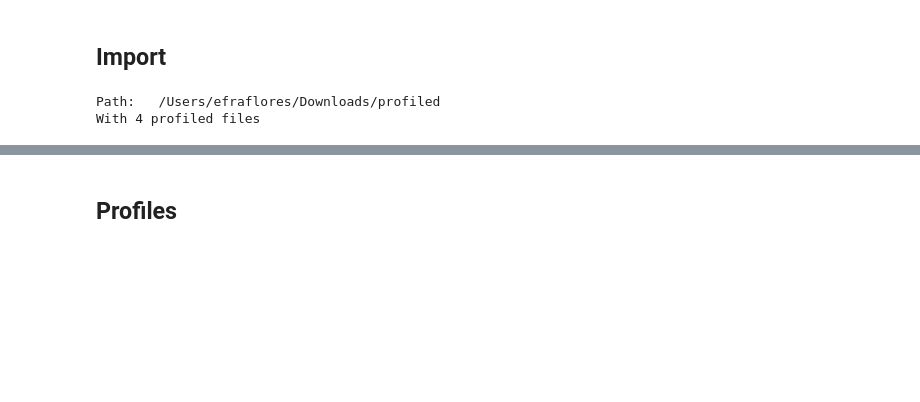
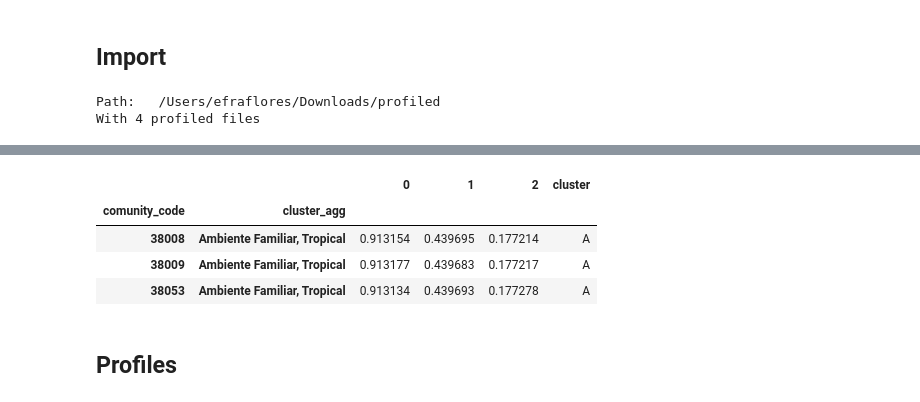
Before and after one commit to Afroefras/datathon2021, a Jupyter notebook: datathon2021/notebooks/Group_profiles.ipynb, the cells around one changed output, grey strips where cells are left out. Drawn from its saved outputs; the diff is of its cells as text; code cells hidden in the pictures; blank space fills up the shorter version.

```diff
--- a/datathon2021/notebooks/Group_profiles.ipynb
+++ b/datathon2021/notebooks/Group_profiles.ipynb
@@ -18,2 +45,10 @@ With 4 profiled files
+# %%
+df[(df['cluster']=='A')&(df[0]>0.9)]
+# %% [output]
+|  |  | 0 | 1 | 2 | cluster |
+| comunity_code | cluster_agg |  |  |  |  |
+| 38008 | Ambiente Familiar, Tropical | 0.913154 | 0.439695 | 0.177214 | A |
+| 38009 | Ambiente Familiar, Tropical | 0.913177 | 0.439683 | 0.177217 | A |
+| 38053 | Ambiente Familiar, Tropical | 0.913134 | 0.439693 | 0.177278 | A |
 # %% [markdown]
 ## Profiles
```
Also changed, not shown: parts of 5 cells of this notebook.
